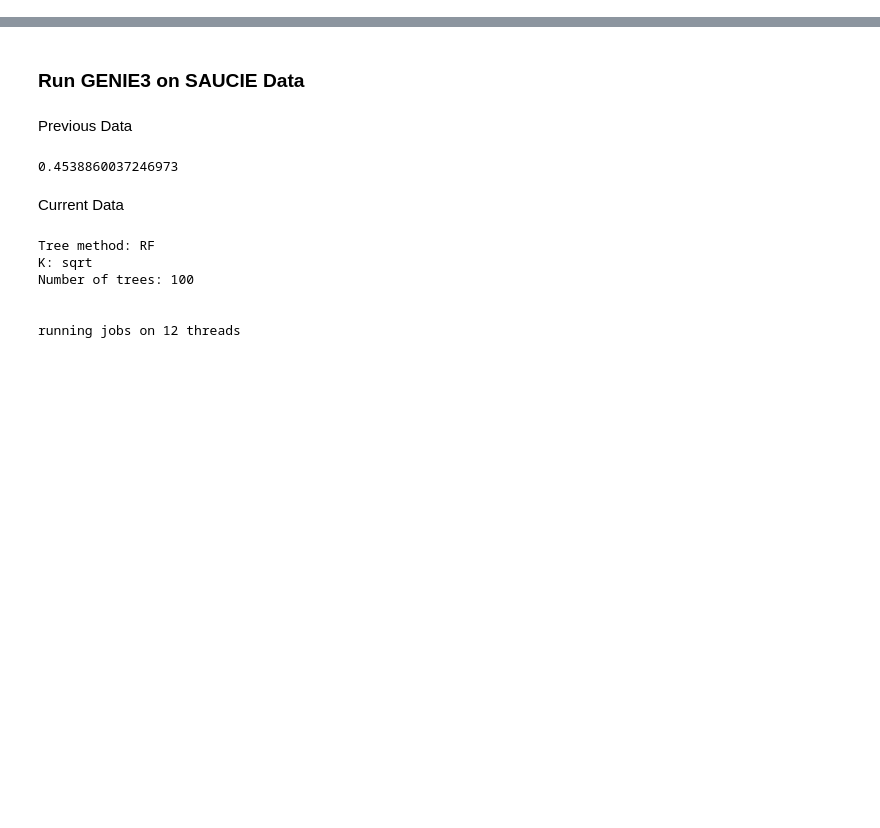
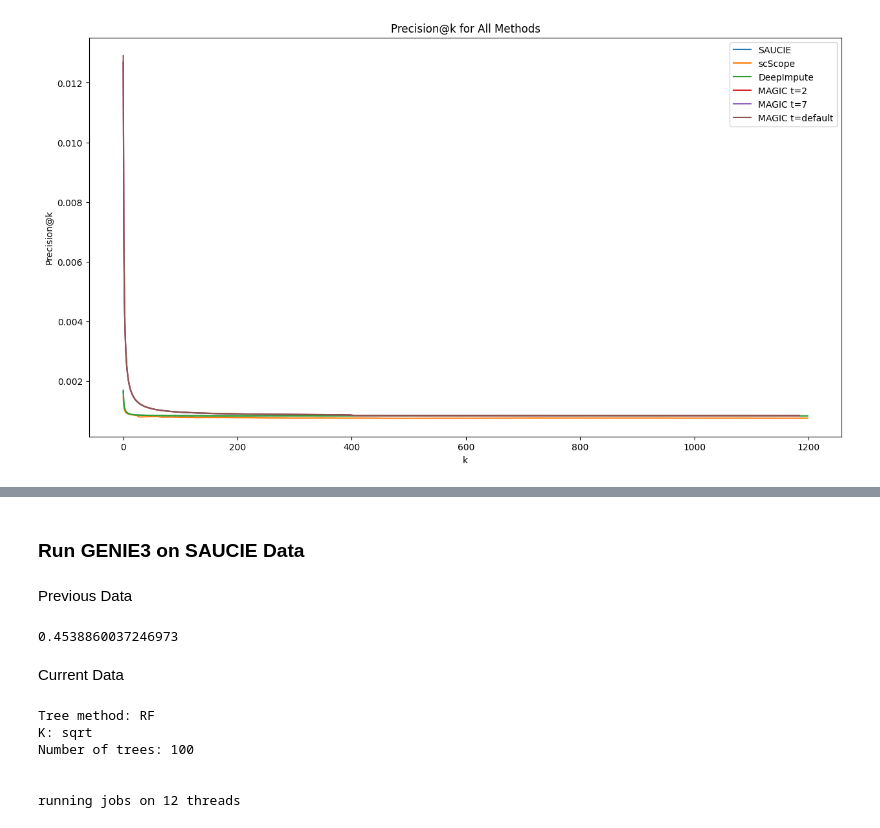
Before and after one commit to ankitbha/dfdl_imputation, a Jupyter notebook: GENIE3/josh_GENIE3_tests.ipynb, the cells around one changed output, grey strips where cells are left out. Cells and saved outputs as stored; diff of their text form; code cells hidden in the pictures; blank space fills up the shorter version.

```diff
--- a/GENIE3/josh_GENIE3_tests.ipynb
+++ b/GENIE3/josh_GENIE3_tests.ipynb
@@ -14,0 +59,15 @@ sys.path.append(os.getcwd())
+# %%
+plt.figure(figsize=(15, 8))
+for method in methods:
+    pr = results[method + strings[0]]
+    # flat_pr = results[method + strings[1]]
+    # avg_pr = results[method + strings[2]]
+    # plot_precisions(pr, flat_pr, avg_pr, method)
+    plt.plot(pr, label=method)
+plt.xlabel("k")
+plt.ylabel("Precision@k")
+plt.title("Precision@k for All Methods")
+plt.legend()
+plt.show()
+# %% [output]
+[figure, added]
```
Also changed, not shown: parts of 43 cells of this notebook, 11 other files.
